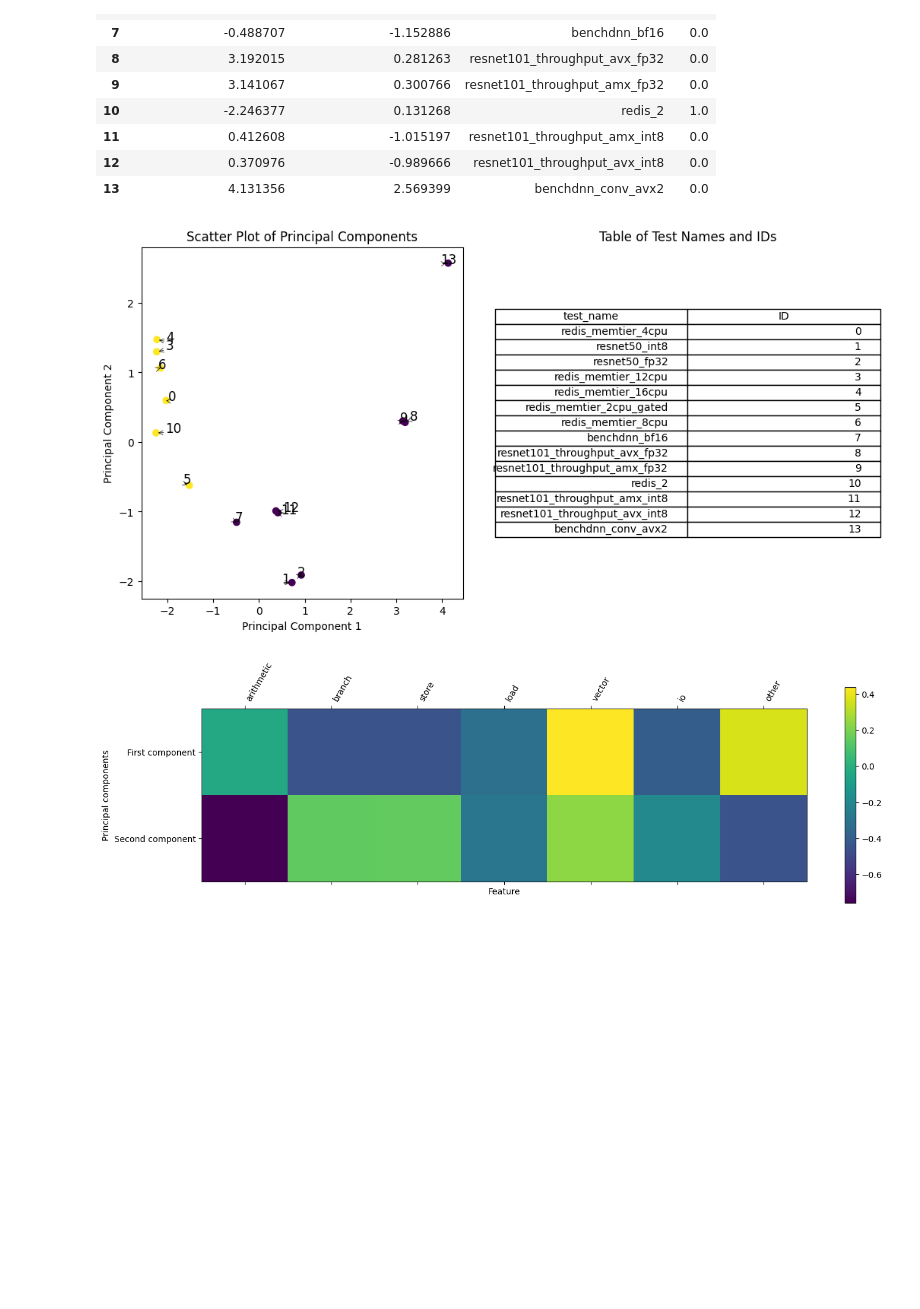
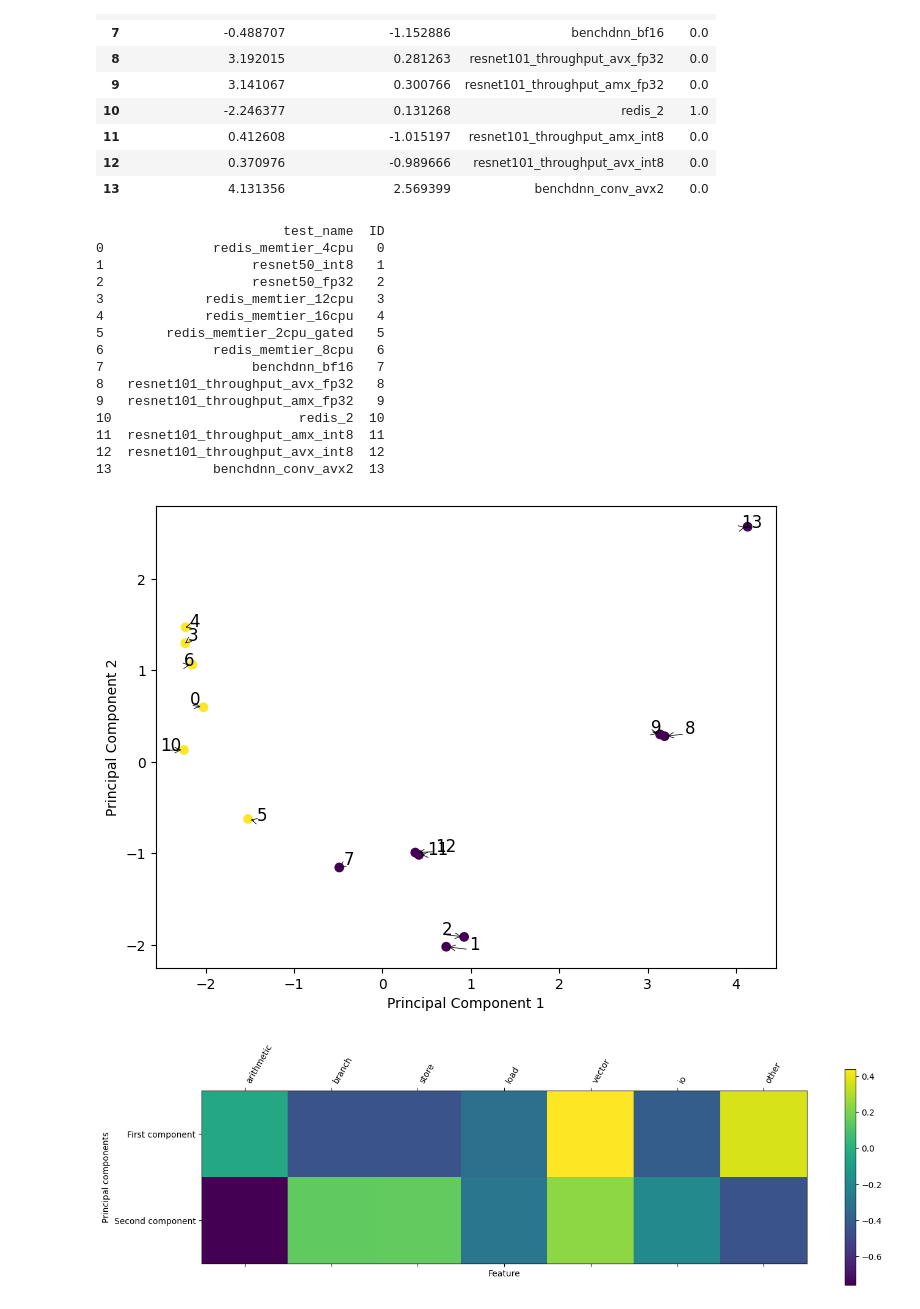
Before and after one commit to VictorRodriguez/doctorado, a Jupyter notebook: detector/main_pre_silicon-AI_DB.ipynb, the cells around one changed output. Drawn from its saved outputs; the diff is of its cells as text; code cells hidden in the pictures; blank space fills up the shorter version.

```diff
--- a/detector/main_pre_silicon-AI_DB.ipynb
+++ b/detector/main_pre_silicon-AI_DB.ipynb
@@ -109,40 +109,64 @@ display(merged_df)
 # %%
 import matplotlib.pyplot as plt
 import numpy as np
 
 # Create subplots
-fig, (ax1, ax2) = plt.subplots(1, 2, figsize=(12, 6))
+#fig, (ax1, ax2) = plt.subplots(1, 2, figsize=(12, 6))
+
+# Create a single plot
+fig, ax1 = plt.subplots(figsize=(8, 6))
 
 # Scatter plot
 scatter = ax1.scatter(x=merged_df['principal component 1'], y=merged_df['principal component 2'], c=merged_df['Kind'], cmap='viridis')
 for i, label in enumerate(merged_df['test_name']):
     x = merged_df['principal component 1'][i]
     y = merged_df['principal component 2'][i]
     # Introduce random jitter to label positions
     jitter_x = np.random.uniform(-0.3, 0.3)
     jitter_y = np.random.uniform(-0.03, 0.03)
     ax1.text(x + jitter_x, y + jitter_y, i, fontsize=12) # Adjust fontsize here and add an offset to x and y positions
     ax1.annotate("", xy=(x, y), xytext=(x + jitter_x, y + jitter_y), arrowprops=dict(arrowstyle="->", color='black', lw=0.5))
 
 ax1.set_xlabel("Principal Component 1")
 ax1.set_ylabel("Principal Component 2")
-ax1.set_title("Scatter Plot of Principal Components")
+#ax1.set_title("Scatter Plot of Principal Components")
 
 # Table
+#table_data = merged_df[['test_name']].copy()
+#table_data['ID'] = merged_df.index
+#table = ax2.table(cellText=table_data.values, colLabels=table_data.columns, loc='center')
+#table.auto_set_font_size(False)
+#table.set_fontsize(10)
+#table.scale(1.2, 1.2)
+#ax2.axis('off')
+#ax2.set_title("Table of Test Names and IDs")
+
+# Print table
 table_data = merged_df[['test_name']].copy()
 table_data['ID'] = merged_df.index
-table = ax2.table(cellText=table_data.values, colLabels=table_data.columns, loc='center')
-table.auto_set_font_size(False)
-table.set_fontsize(10)
-table.scale(1.2, 1.2)
-ax2.axis('off')
-ax2.set_title("Table of Test Names and IDs")
+print(table_data)
+
 
 # Show plot
 plt.show()
 pca_df=merged_df
 # %% [output]
+                        test_name  ID
+0              redis_memtier_4cpu   0
+1                   resnet50_int8   1
+2                   resnet50_fp32   2
+3             redis_memtier_12cpu   3
+4             redis_memtier_16cpu   4
+5        redis_memtier_2cpu_gated   5
+6              redis_memtier_8cpu   6
+7                   benchdnn_bf16   7
+8   resnet101_throughput_avx_fp32   8
+9   resnet101_throughput_amx_fp32   9
+10                        redis_2  10
+11  resnet101_throughput_amx_int8  11
+12  resnet101_throughput_avx_int8  12
+13             benchdnn_conv_avx2  13
-[figure, old version]
+[figure, new version]
 # %%
 from pca.pca import *
 plot_pca_vectors(X_std, features)
```
Also changed, not shown: parts of 12 cells of this notebook, 14 other files.
